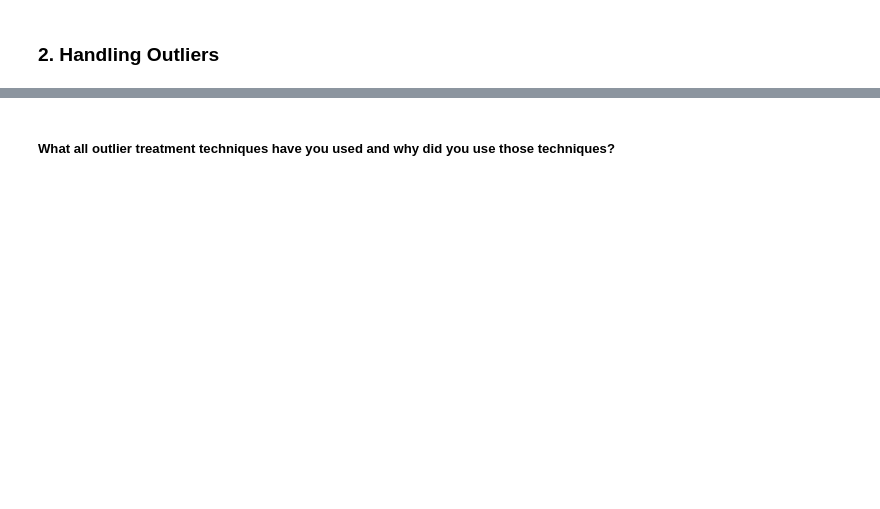
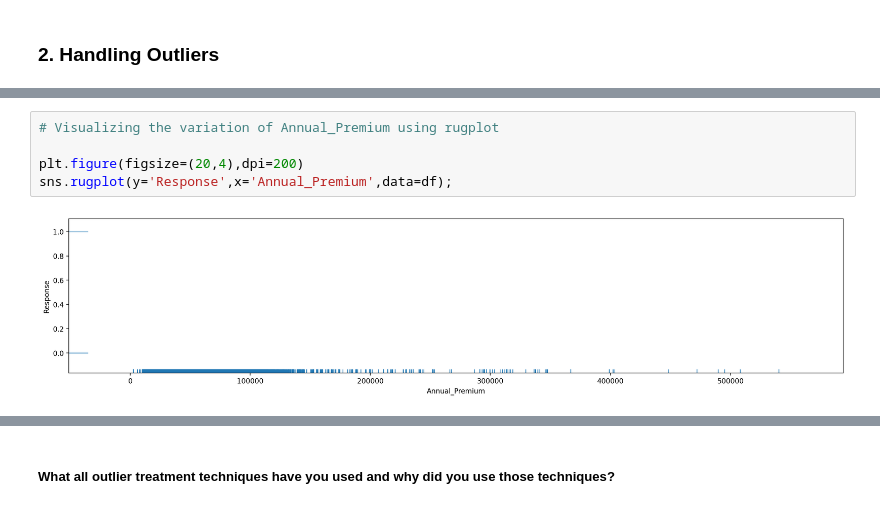
Before and after one commit to saidul-mondal-au7/health_insurance_cross_sell_prediction, a Jupyter notebook: health_insurance_cross_sell_prediction.ipynb, the cells around one changed output, grey strips where cells are left out. Drawn from its saved outputs; the diff is of its cells as text; blank space fills up the shorter version.

```diff
--- a/health_insurance_cross_sell_prediction.ipynb
+++ b/health_insurance_cross_sell_prediction.ipynb
@@ -776,0 +660,7 @@ Answer Here.
+# %%
+# Visualizing the variation of Annual_Premium using rugplot
+
+plt.figure(figsize=(20,4),dpi=200)
+sns.rugplot(y='Response',x='Annual_Premium',data=df);
+# %% [output]
+[figure, added]
```
Also changed, not shown: parts of 217 cells of this notebook.
